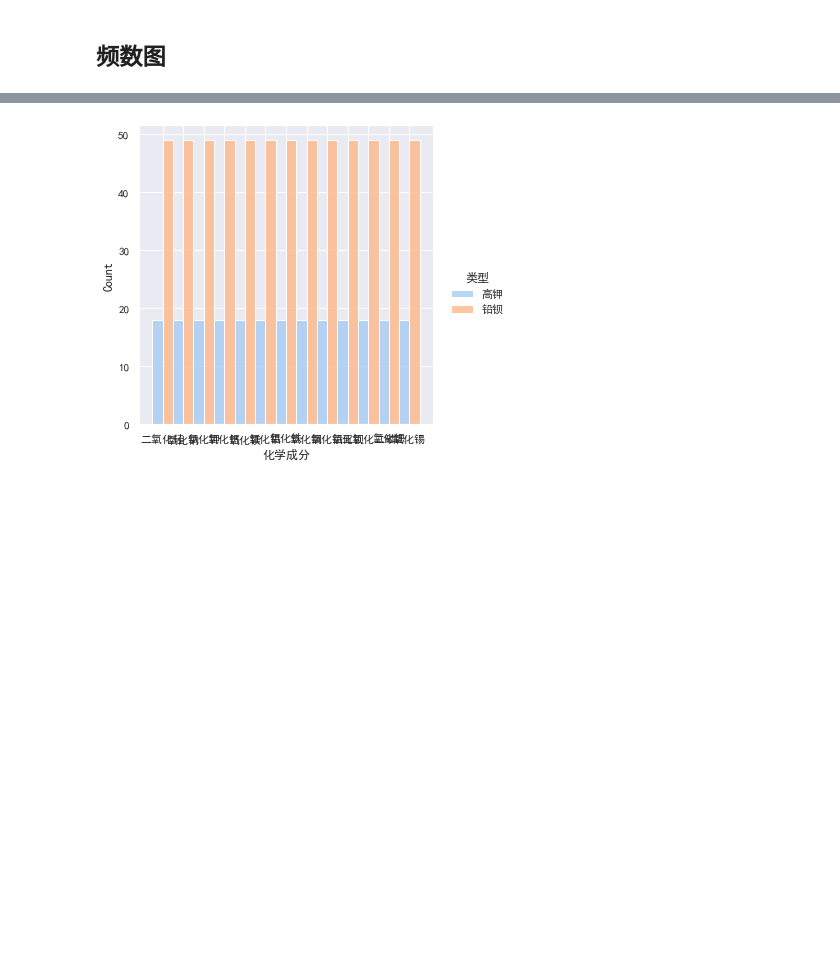
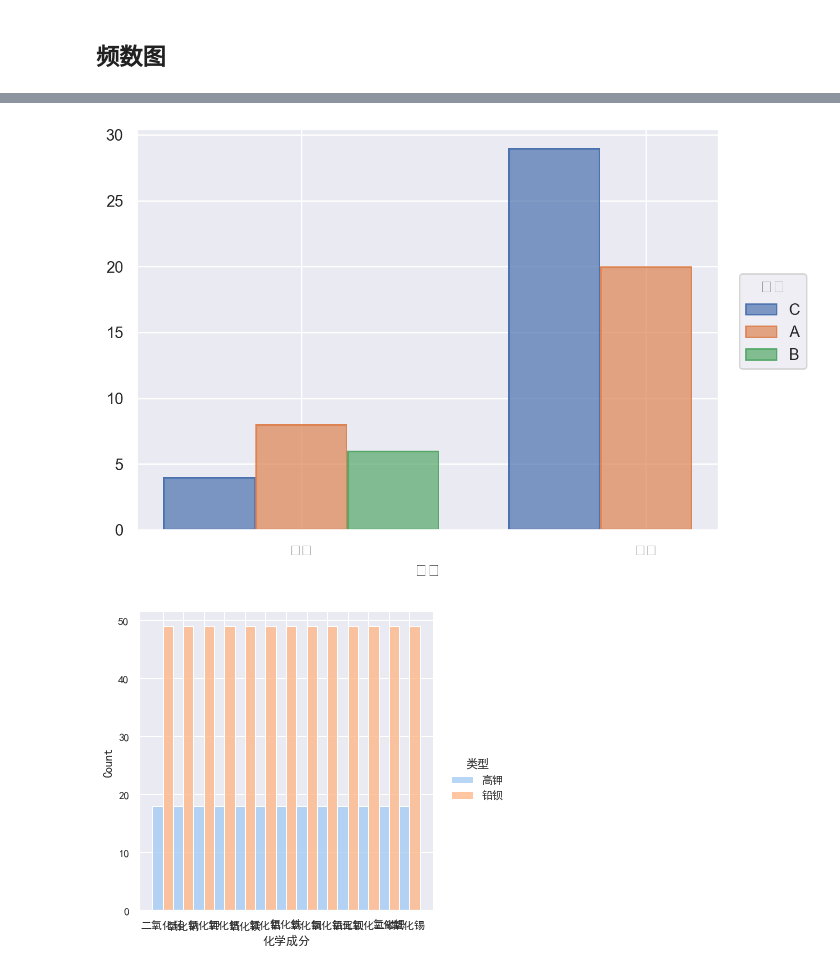
Before and after one commit to kebuAAA/Visualization-using-python, a Jupyter notebook: seaborn绘图.ipynb, the cells around one changed output, grey strips where cells are left out. Saved outputs shown, nothing was run; the diff lists cells and outputs as text; code cells hidden in the pictures; blank space fills up the shorter version.

```diff
--- a/seaborn绘图.ipynb
+++ b/seaborn绘图.ipynb
@@ -123,3 +125,10 @@ d = sns.displot(data, x="类型", hue='纹饰'                # , fill=True
+# %%
+(
+    so.Plot(data, x="类型", color="纹饰")
+    .add(so.Bar(), so.Hist(binwidth=0.3), so.Dodge())
+)
+# %% [output]
+[figure, added]
 # %%
 data = pd.read_excel('./datasets/desc-data.xlsx')
 data_melt = data.melt(id_vars=['文物编号', '类型'], var_name=[
```
Also changed, not shown: parts of 10 cells of this notebook, 1 other file.
